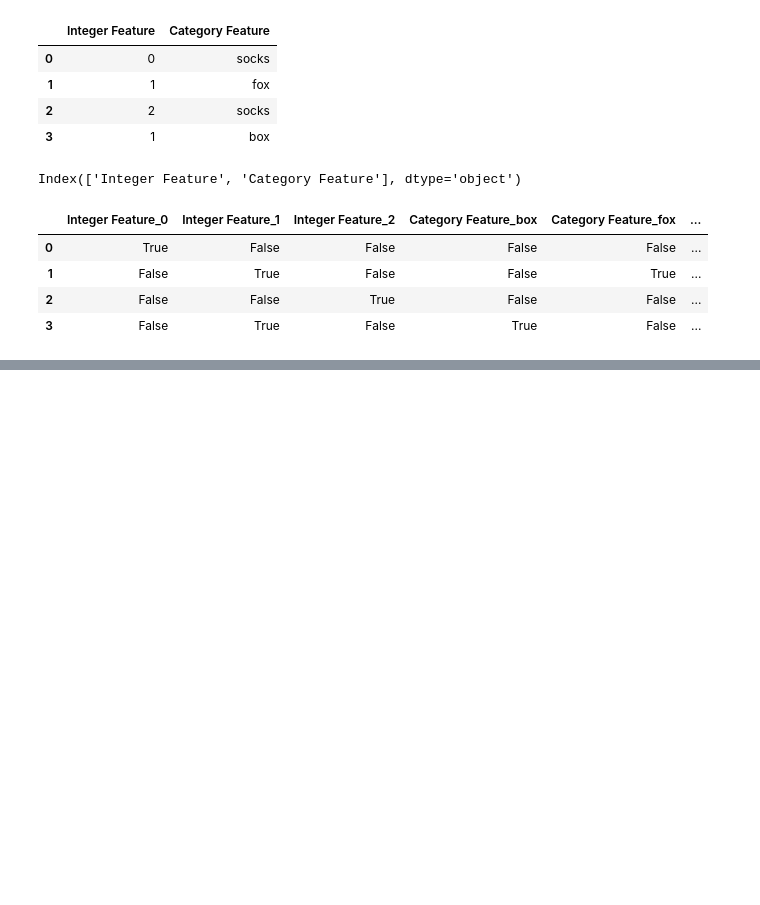
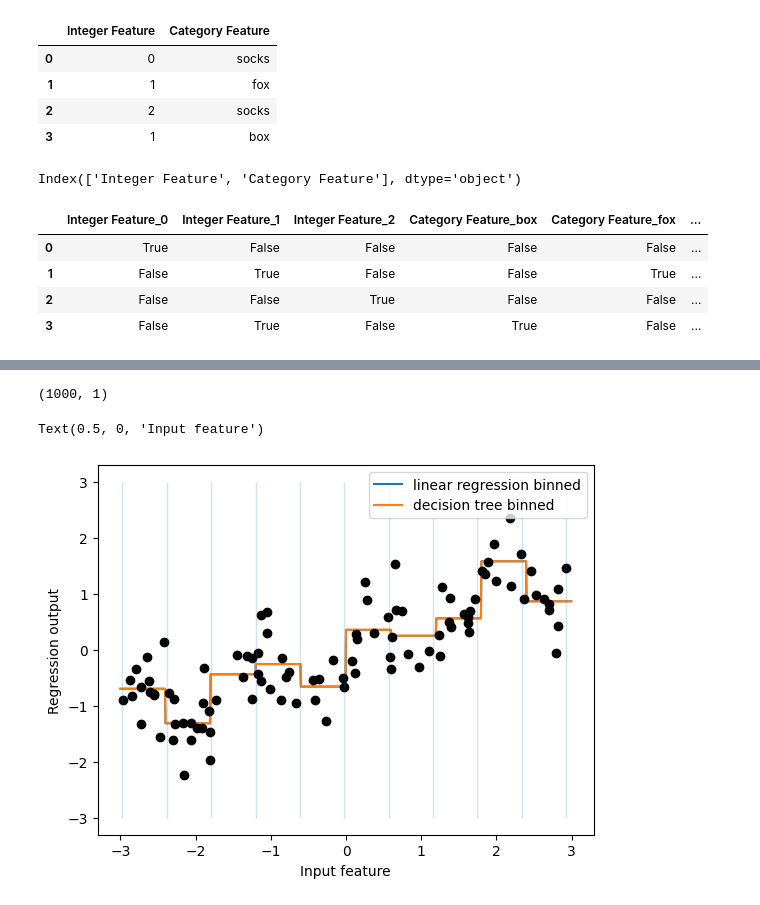
Before and after one commit to CHU1PC/Introduction-to-ML-with-python, a Jupyter notebook: chap/four/category_val.ipynb, the cells around one changed output, grey strips where cells are left out. Drawn from its saved outputs; the diff is of its cells as text; code cells hidden in the pictures; blank space fills up the shorter version.

```diff
--- a/chap/four/category_val.ipynb
+++ b/chap/four/category_val.ipynb
@@ -146,0 +250,32 @@ pd.get_dummies(data=demo_df, columns=demo_df.columns[[0, 1]])
+# %%
+line.shape
+# %% [output]
+(1000, 1)
+# %%
+Se_X = pd.Series(X[:, 0], name="X")
+X_binned = pd.cut(Se_X, 10)
+
+Se_line = pd.Series(line[:, 0], name="line")
+line_binned = pd.cut(Se_line, 10)
+
+bin_edges = X_binned.cat.categories
+left_edges = bin_edges.left
+right_edges = bin_edges.right
+all_edges = np.concatenate([left_edges, [right_edges[-1]]])
+
+X_binned = pd.get_dummies(X_binned).to_numpy()
+line_binned = pd.get_dummies(line_binned).to_numpy()
+
+reg = LinearRegression().fit(X_binned, y)
+plt.plot(line, reg.predict(line_binned), label="linear regression binned")
+
+reg = DecisionTreeRegressor(min_samples_split=3).fit(X_binned, y)
+plt.plot(line, reg.predict(line_binned), label="decision tree binned")
+plt.plot(X[:, 0], y, "o", c="k")
+plt.vlines(all_edges, -3, 3, linewidth=1, alpha=0.2)
+plt.legend(loc="best")
+plt.ylabel("Regression output")
+plt.xlabel("Input feature")
+# %% [output]
+Text(0.5, 0, 'Input feature')
+[figure, added]
```
Also changed, not shown: parts of 9 cells of this notebook.
